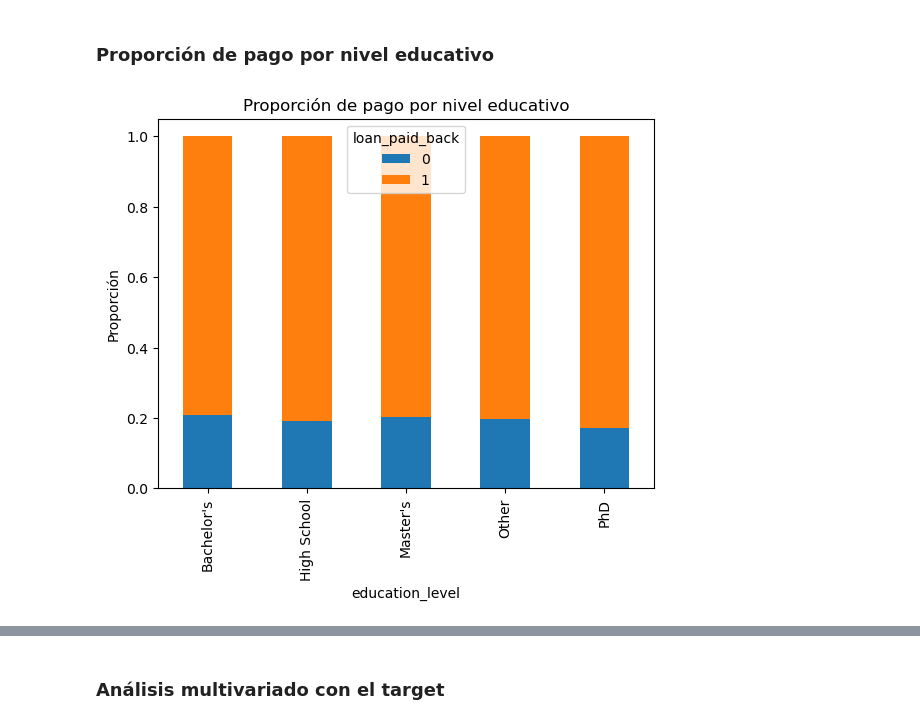
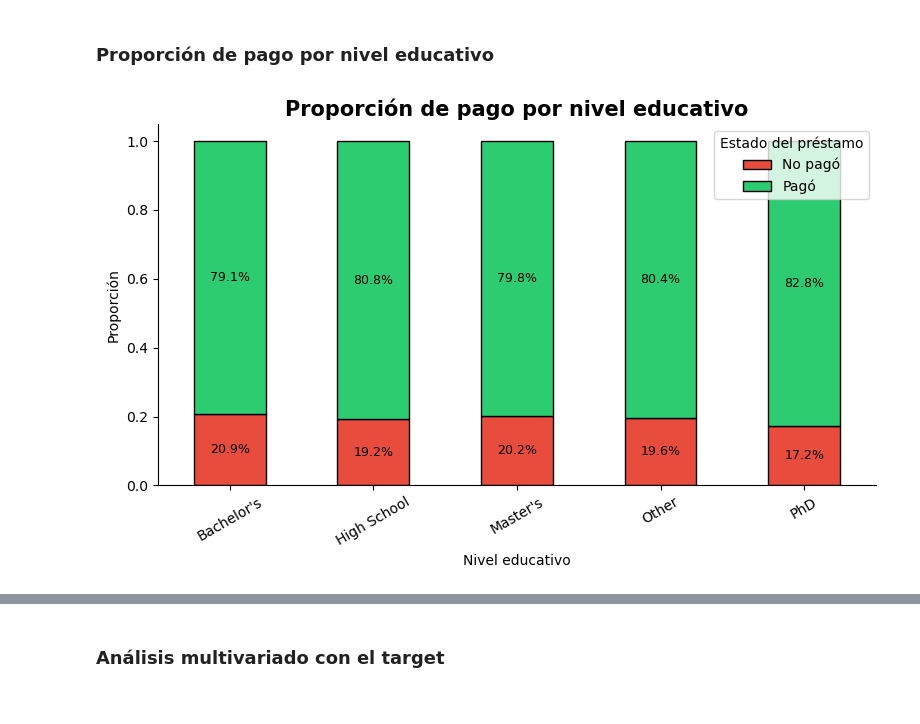
Before and after one commit to JairRamosG/Loan_Status_Prediction, a Jupyter notebook: notebooks/EDA.ipynb, the cells around one changed output, grey strips where cells are left out. Saved outputs shown, nothing was run; the diff lists cells and outputs as text; code cells hidden in the pictures.

```diff
--- a/notebooks/EDA.ipynb
+++ b/notebooks/EDA.ipynb
@@ -131,9 +131,12 @@ Passing `palette` without assigning `hue` is deprecated and will be removed in v
 # %% [markdown]
 ### Proporción de pago por nivel educativo
 # %%
-pd.crosstab(df['education_level'], df[variable_objetivo], normalize='index').plot(kind='bar', stacked=True)
-plt.title('Proporción de pago por nivel educativo')
-plt.ylabel('Proporción')
-plt.show()
+plot_crosstab_categorica(
+    df,
+    'education_level',
+    variable_objetivo,
+    titulo='Proporción de pago por nivel educativo',
+    xlabel='Nivel educativo'
+)
 # %% [output]
-[figure, old version]
+[figure, new version]
```
Also changed, not shown: parts of 3 cells of this notebook, 1 other file.
